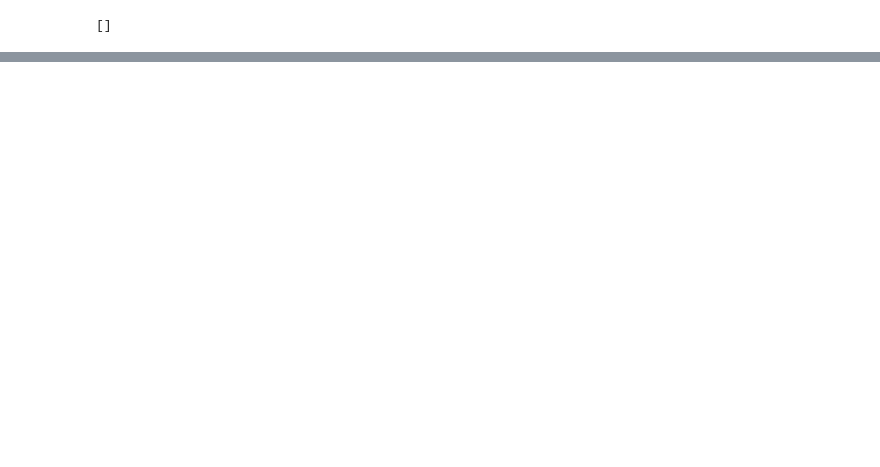
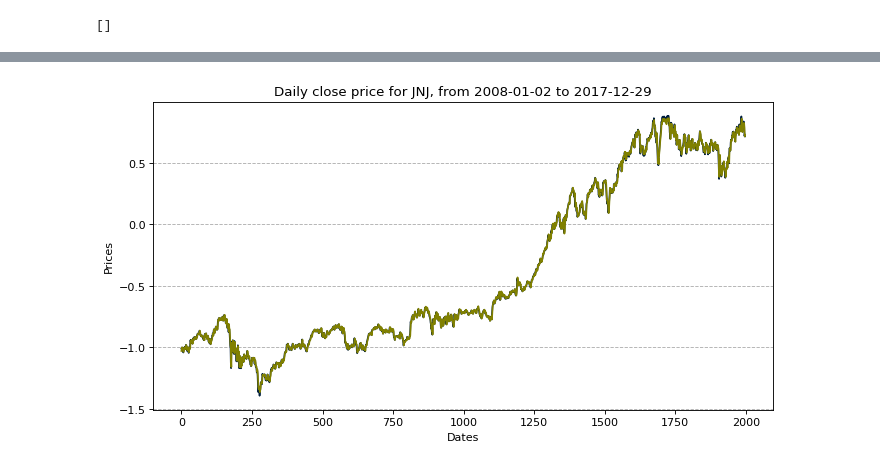
Before and after one commit to Vidya023/Coding-Research-Paper, a Jupyter notebook: pairs-trading-on-different-portfolios-based-on-machine-learning.ipynb, the cells around one changed output, grey strips where cells are left out. Drawn from its saved outputs; the diff is of its cells as text; code cells hidden in the pictures; blank space fills up the shorter version.

```diff
--- a/pairs-trading-on-different-portfolios-based-on-machine-learning.ipynb
+++ b/pairs-trading-on-different-portfolios-based-on-machine-learning.ipynb
@@ -390,0 +459,3 @@ Critical Values: [-3.90079646 -3.33855861 -3.04613545]
+# %%
+scaled_close_price = x_train.values  # Used for prediction using LSTM
+scaled_close_price
@@ -390,0 +490,6 @@ Critical Values: [-3.90079646 -3.33855861 -3.04613545]
+# %%
+split_index = int(data_y.shape[0]*0.80)
+data_x_train = data_x[:split_index] # Each array contains a list of 20 elements
+data_x_val = data_x[split_index:]
+data_y_train = data_y[:split_index]
+data_y_val = data_y[split_index:]   # This value is used for validation against predicted values
@@ -390,0 +680,5 @@ Critical Values: [-3.90079646 -3.33855861 -3.04613545]
+# %%
+train_dataloader = DataLoader(dataset_train, batch_size=64, shuffle=False)
+val_dataloader = DataLoader(dataset_val, batch_size=64, shuffle=False)
+
+model.eval()
@@ -390,0 +693,10 @@ Critical Values: [-3.90079646 -3.33855861 -3.04613545]
+# %%
+# predict on the training data, to see how well the model managed to learn and memorize
+
+predicted_train = np.array([])
+
+for idx, (x, y) in enumerate(train_dataloader):
+    x = x.to('cpu')
+    out = model(x)
+    out = out.cpu().detach().numpy()
+    predicted_train = np.concatenate((predicted_train, out))
@@ -390,0 +713,17 @@ Critical Values: [-3.90079646 -3.33855861 -3.04613545]
+# %%
+fig = figure(figsize=(10,5), dpi=80)
+fig.patch.set_facecolor((1.0,1.0,1.0))
+
+plt.plot(data_y_train, label='Actual Train Data', color="#001f3f")
+plt.plot(predicted_train, label='Predicted Train Data', color="olive")
+
+
+display_date_range = "from "+str(x_train.index.min().date())+" to "+str(x_train.index.max().date())
+
+plt.xlabel('Dates')
+plt.ylabel('Prices')
+plt.title("Daily close price for JNJ"+", "+display_date_range)
+plt.grid(visible=True, which='major', axis='y', linestyle='--')
+plt.show()
+# %% [output]
+[figure, added]
```
Also changed, not shown: parts of 64 cells of this notebook.
